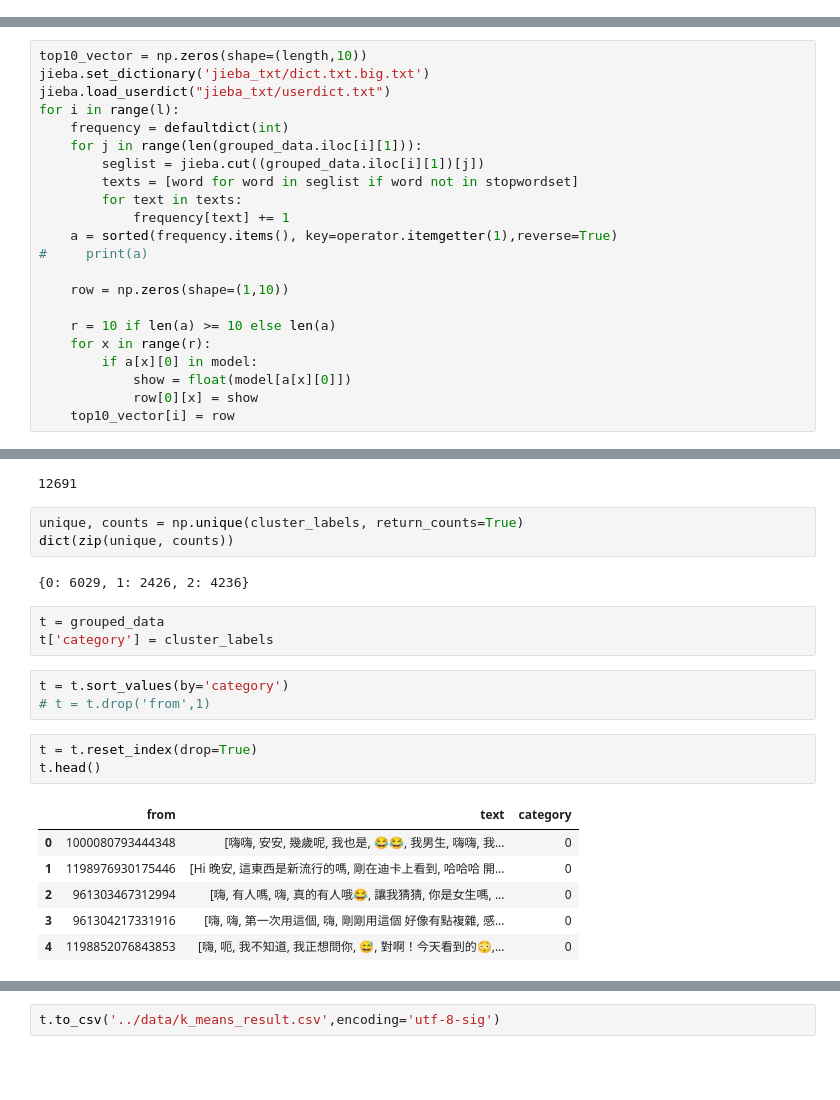
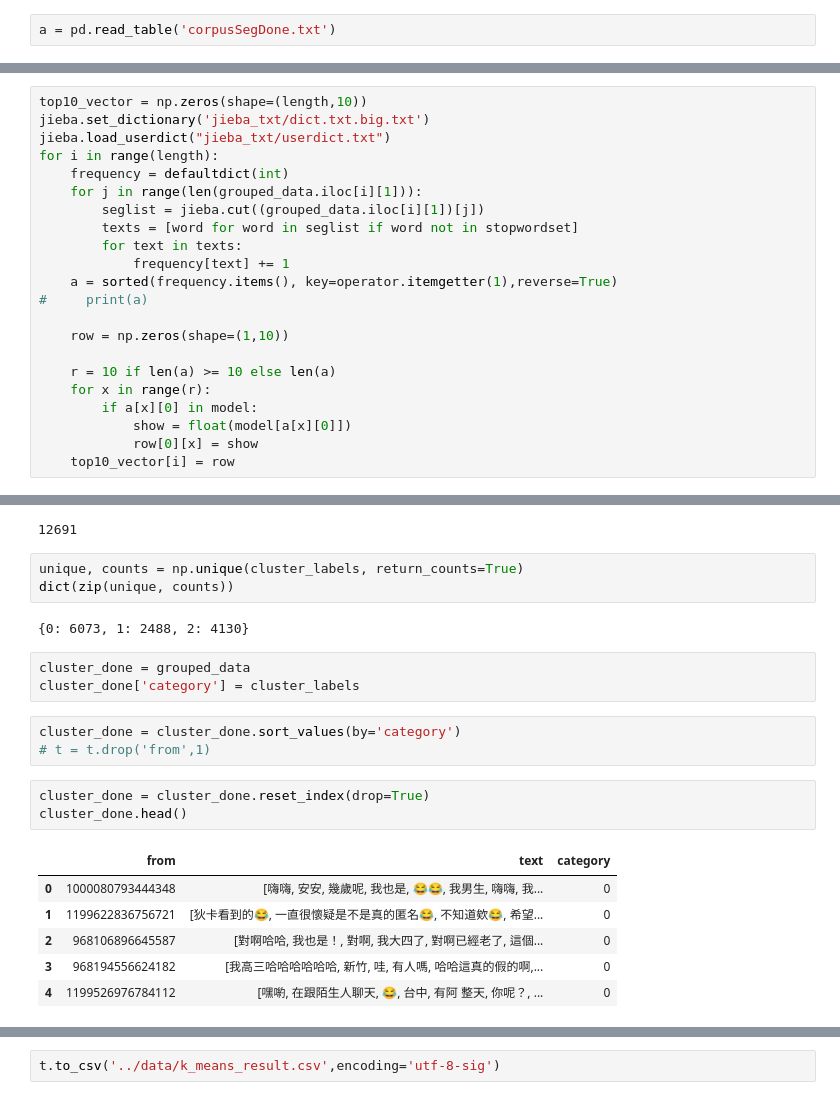
Before and after one commit to tan-i-ham/gp_new, a Jupyter notebook: million_reserch.ipynb, the cells around one changed output, grey strips where cells are left out. Saved outputs shown, nothing was run; the diff lists cells and outputs as text; blank space fills up the shorter version.

```diff
--- a/million_reserch.ipynb
+++ b/million_reserch.ipynb
@@ -69,3 +98,5 @@ from gensim import models
 import gensim
 sentences = models.word2vec.LineSentence("corpusSegDone.txt")
 model = models.word2vec.Word2Vec(sentences, size=1, window=5, min_count=5, workers=1)
+# %%
+a = pd.read_table('corpusSegDone.txt')
@@ -78,7 +118,7 @@ length
 top10_vector = np.zeros(shape=(length,10))
 jieba.set_dictionary('jieba_txt/dict.txt.big.txt')
 jieba.load_userdict("jieba_txt/userdict.txt")
-for i in range(l):
+for i in range(length):
     frequency = defaultdict(int)
     for j in range(len(grouped_data.iloc[i][1])):
         seglist = jieba.cut((grouped_data.iloc[i][1])[j])
@@ -130,20 +174,20 @@ len(cluster_labels)
 unique, counts = np.unique(cluster_labels, return_counts=True)
 dict(zip(unique, counts))
 # %% [output]
-{0: 6029, 1: 2426, 2: 4236}
+{0: 6073, 1: 2488, 2: 4130}
 # %%
-t = grouped_data
-t['category'] = cluster_labels
+cluster_done = grouped_data
+cluster_done['category'] = cluster_labels
 # %%
-t = t.sort_values(by='category')
+cluster_done = cluster_done.sort_values(by='category')
 # t = t.drop('from',1)
 # %%
-t = t.reset_index(drop=True)
-t.head()
+cluster_done = cluster_done.reset_index(drop=True)
+cluster_done.head()
 # %% [output]
 |  | from | text | category |
 | 0 | 1000080793444348 | [嗨嗨, 安安, 幾歲呢, 我也是, 😂😂, 我男生, 嗨嗨, 我... | 0 |
-| 1 | 1198976930175446 | [Hi 晚安, 這東西是新流行的嗎, 剛在迪卡上看到, 哈哈哈 開... | 0 |
-| 2 | 961303467312994 | [嗨, 有人嗎, 嗨, 真的有人哦😂, 讓我猜猜, 你是女生嗎, ... | 0 |
-| 3 | 961304217331916 | [嗨, 嗨, 第一次用這個, 嗨, 剛剛用這個 好像有點複雜, 感... | 0 |
-| 4 | 1198852076843853 | [嗨, 呃, 我不知道, 我正想問你, 😅, 對啊！今天看到的😳,... | 0 |
+| 1 | 1199622836756721 | [狄卡看到的😂, 一直很懷疑是不是真的匿名😂, 不知道欸😂, 希望... | 0 |
+| 2 | 968106896645587 | [對啊哈哈, 我也是！, 對啊, 我大四了, 對啊已經老了, 這個... | 0 |
+| 3 | 968194556624182 | [我高三哈哈哈哈哈哈, 新竹, 哇, 有人嗎, 哈哈這真的假的啊,... | 0 |
+| 4 | 1199526976784112 | [嘿喲, 在跟陌生人聊天, 😂, 台中, 有阿 整天, 你呢？, ... | 0 |
```
Also changed, not shown: parts of 30 cells of this notebook, 2 other files.
